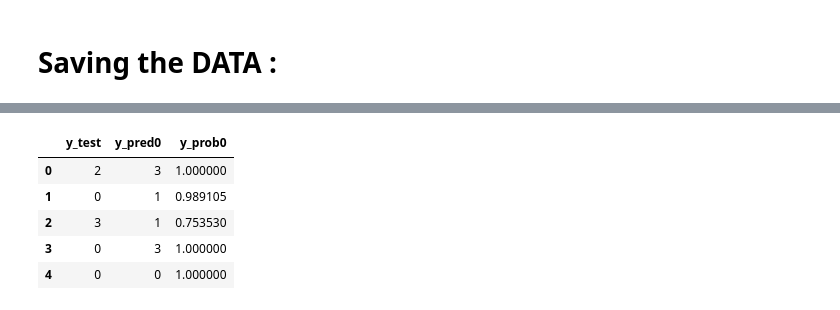
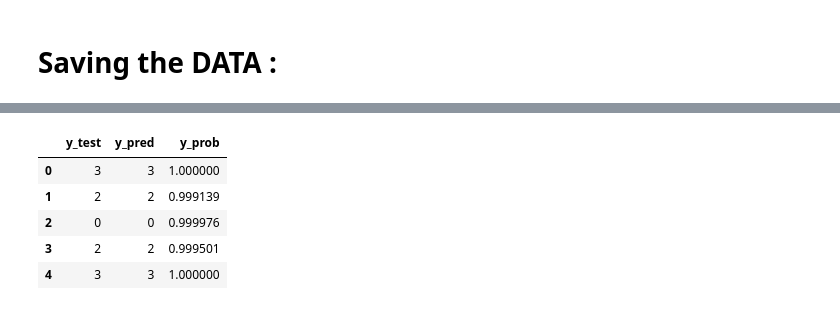
Before and after one commit to yurimullergomes/python_summer_camp_2018, a Jupyter notebook: cross-validation-MLP-LEP.ipynb, the cells around one changed output, grey strips where cells are left out. Cells and saved outputs as stored; diff of their text form; code cells hidden in the pictures.

```diff
--- a/cross-validation-MLP-LEP.ipynb
+++ b/cross-validation-MLP-LEP.ipynb
@@ -39,0 +60,19 @@ df_final.head()
+# %%
+coXinterval = []
+coyinterval = []
+for i in range(K):
+    aaa=[]
+    bbb=[]
+    for j in range(K):
+        if j == i:
+            pass
+        else:
+            aaa.append(Xinterval[j])
+            bbb.append(yinterval[j])
+    coXinterval.append(aaa)
+    coyinterval.append(bbb)
+
+for k in range(K):
+    coXinterval[k] = np.reshape(coXinterval[k],(cointerval,14))
+    coyinterval[k] = np.reshape(coyinterval[k],(cointerval,1))
+len(yinterval[2]),len(coyinterval[2])
@@ -208,5 +248,5 @@ df_f.head()
 # %%
-K =10
-pd_y_test =pd.DataFrame( {'y_test':df_f['y_test']})
-y_pred = [df_f['y_pred'+str(i)] for i in range(K)]
-y_prob = [df_f['y_prob'+str(i)] for i in range(K)]
+
+pd_y_test = pd.DataFrame( {'y_test':df_fin['y_test']})
+y_pred = [df_fin['y_pred'+str(i)] for i in range(K)]
+y_prob = [df_fin['y_prob'+str(i)] for i in range(K)]
@@ -215,12 +252,0 @@ y_prob = [df_f['y_prob'+str(i)] for i in range(K)]
-# %%
-
-
-df_final00 = pd.concat([pd_y_test,pd.DataFrame({'y_pred0':y_pred[0]}),pd.DataFrame({'y_prob0':y_prob[0]})], axis=1)
-df_final00.head() #40000 test events
-# %% [output]
-|  | y_test | y_pred0 | y_prob0 |
-| 0 | 2 | 3 | 1.000000 |
-| 1 | 0 | 1 | 0.989105 |
-| 2 | 3 | 1 | 0.753530 |
-| 3 | 0 | 3 | 1.000000 |
-| 4 | 0 | 0 | 1.000000 |
@@ -271,0 +260,9 @@ for th in threshold:
+# %%
+df_list[4].head()
+# %% [output]
+|  | y_test | y_pred | y_prob |
+| 0 | 3 | 3 | 1.000000 |
+| 1 | 2 | 2 | 0.999139 |
+| 2 | 0 | 0 | 0.999976 |
+| 3 | 2 | 2 | 0.999501 |
+| 4 | 3 | 3 | 1.000000 |
```
Also changed, not shown: parts of 30 cells of this notebook, 1 other file.
